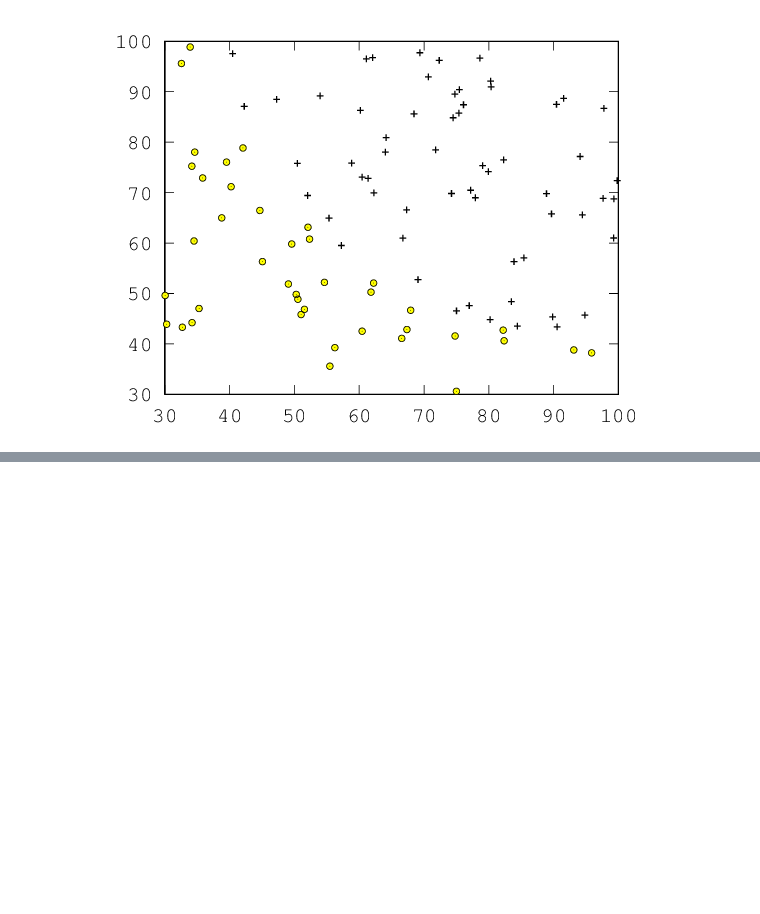
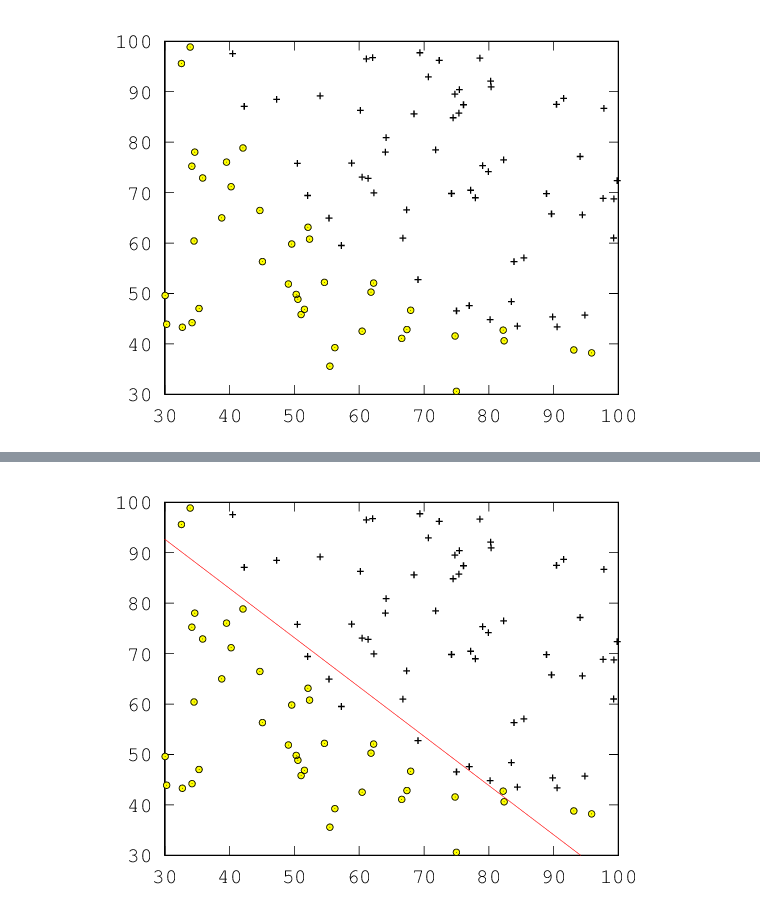
Before and after one commit to liquidz/machine-learning-exercise, a Jupyter notebook: ex2/exercise2.ipynb, the cells around one changed output, grey strips where cells are left out. Drawn from its saved outputs; the diff is of its cells as text; code cells hidden in the pictures; blank space fills up the shorter version.

```diff
--- a/ex2/exercise2.ipynb
+++ b/ex2/exercise2.ipynb
@@ -51,0 +59,25 @@ endfunction
+# %%
+function [J, grad] = costFunction(theta, X, y)
+    m = length(y);
+    J = 0;
+    grad = zeros(size(theta));
+
+    for i = 1:m,
+        g = sigmoid(theta' * X(i, :)');
+
+        % compute cost
+        J = J + (y(i) * log(g) + (1 - y(i)) * log(1 - g));
+        % compute gradient
+        grad = grad + X(i, :)' * (g - y(i));
+    end;
+
+    J = -1 * J / m;
+    grad = grad / m;
+endfunction
+
+X = data(:, [1, 2]); y = data(:, 3);
+[m, n] = size(X);
+
+X = [ones(m, 1), X];
+initial_theta = zeros(n + 1, 1);
+[cost, grad] = costFunction(initial_theta, X, y)
@@ -51,0 +123,15 @@ endfunction
+# %%
+function plotDecisionBoundary(theta, X, y)
+    plotData(X, y);
+
+    plot_x = [min(X(:, 2)) - 10, max(X(:, 2)) + 10];
+    plot_y = (plot_x * -1 * theta(3) .- theta(1)) ./ theta(2);
+
+    plot(plot_x, plot_y, 'r');
+
+    axis([30, 100, 30, 100]);
+endfunction
+
+plotDecisionBoundary(theta, X, y);
+# %% [output]
+[figure, added]
```
Also changed, not shown: parts of 10 cells of this notebook.
